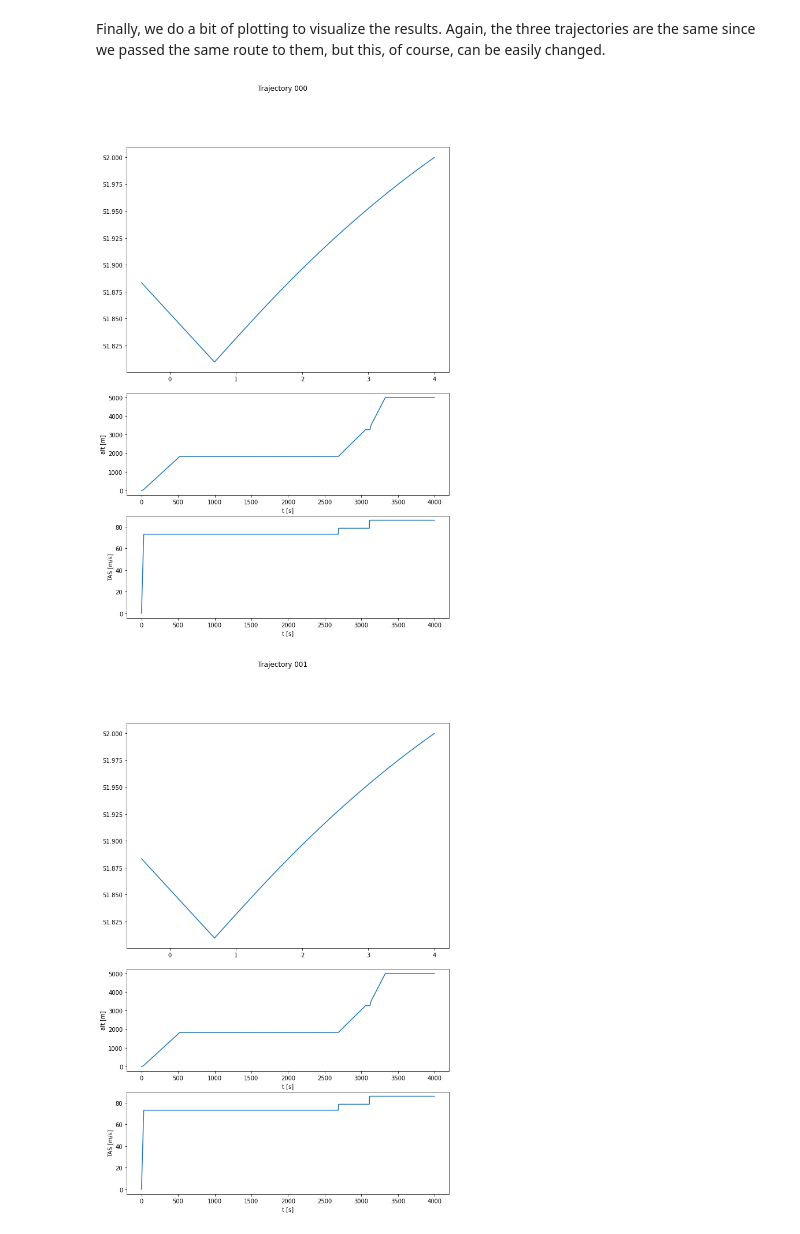
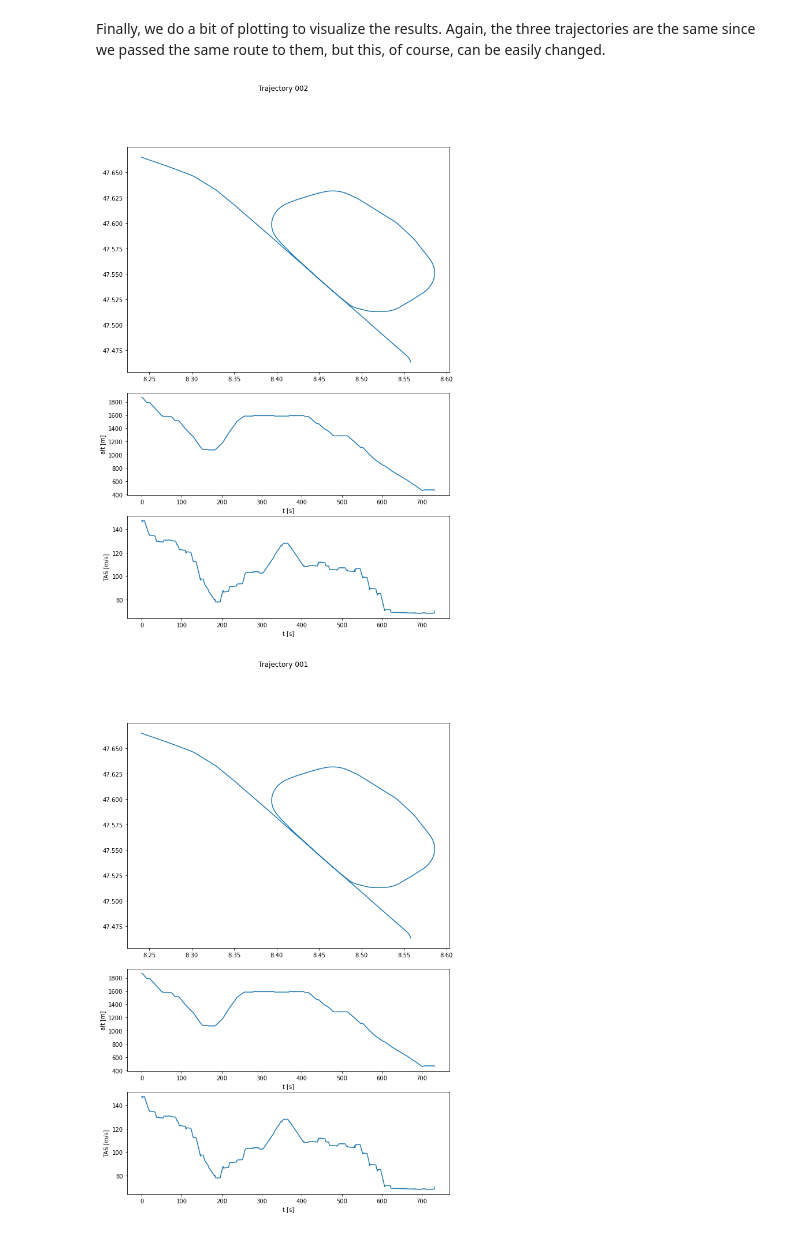
Before and after one commit to TUDelft-CNS-ATM/bluesky, a Jupyter notebook: docs/python_demo.ipynb, the cells around one changed output. Saved outputs shown, nothing was run; the diff lists cells and outputs as text; code cells hidden in the pictures.

```diff
--- a/docs/python_demo.ipynb
+++ b/docs/python_demo.ipynb
@@ -43,12 +25,10 @@ Once the modules are imported and we have a screen, we have to initialize the se
 # initialize global settings
 settings.init('')
 
-# manually set the performance model to the one defined in the settings before
-# creating the Traffic object
+# manually set the performance model to the one defined in the settings
 PerfBase.setdefault(settings.performance_model)
 
-# initialize dummy screen
-bs.scr = ScreenDummy()
+print("Using {} as performance model".format(settings.performance_model))
 
 # manually create singletons
 traf = tr.Traffic()
@@ -59,4 +39,5 @@ bs.navdb = navdb
 
 sim = Simulation()
 bs.sim = sim
+sim.ffmode = True
 # %% [output]
@@ -80 +50,9 @@ Writing cache: data/cache\py3\navdata.p
+# %%
+route_data = {}
+route_data['Lat'] = [47.66459656, 47.65553284, 47.64628601, 47.63291931, 47.61758578, 47.60273562, 47.58755959, 47.57284908, 47.56009377, 47.54873502, 47.53884888, 47.52853135, 47.51779175, 47.51312256, 47.51321566, 47.52266577, 47.53318657, 47.54704285, 47.5655365, 47.58346299, 47.59957006, 47.61177063, 47.6232186, 47.63214111, 47.62922384, 47.62271118, 47.61497498, 47.59831238, 47.58188021, 47.56782532, 47.55482483, 47.54305565, 47.53207397, 47.52220024, 47.51358808, 47.50520325, 47.49645686, 47.48789125, 47.47892761, 47.47219563, 47.46855354, 47.46626773, 47.46449909, 47.4630886]
+route_data['Lon'] = [8.24105072, 8.272293091, 8.30216217, 8.327774048, 8.350454477, 8.370948205, 8.392075759, 8.411794809, 8.429401104, 8.444683368, 8.457962036, 8.472360464, 8.488586426, 8.509967511, 8.534475473, 8.555814303, 8.575955904, 8.588493347, 8.578948975, 8.562715971, 8.542222243, 8.519210815, 8.497431828, 8.474510193, 8.448204627, 8.422737122, 8.399047852, 8.392456055, 8.403414213, 8.419921875, 8.436882019, 8.452500563, 8.467506409, 8.481163612, 8.492854192, 8.504516602, 8.516305777, 8.528066782, 8.540290833, 8.549556255, 8.554521561, 8.556650602, 8.557264511, 8.558572622]
+route_data['Alt'] = [1866.9, 1790.7, 1676.4, 1584.96, 1577.34, 1516.38, 1379.22, 1280.16, 1127.76, 1082.04, 1074.42, 1188.72, 1371.6, 1524, 1577.34, 1584.96, 1592.58, 1592.58, 1592.58, 1584.96, 1584.96, 1592.58, 1592.58, 1577.34, 1470.66, 1386.84, 1310.64, 1287.78, 1287.78, 1196.34, 1112.52, 998.22, 906.78, 838.2, 762, 693.42, 624.84, 548.64, 464.82, 472.44, 472.44, 472.44, 472.44, 472.44]
+route_data['Spd'] = [135.29889, 123.98111, 119.865555, 121.40889, 120.89445, 114.206665, 113.17778, 105.975555, 92.6, 78.19556, 74.08, 81.79667, 85.39778, 86.94111, 95.68667, 96.20111, 95.172226, 96.20111, 117.80778, 118.83667, 116.77889, 105.46111, 100.316666, 101.34556, 104.43222, 101.86, 99.28778, 100.83111, 98.25889, 100.83111, 94.14333, 85.39778, 81.79667, 68.935555, 64.30556, 64.82, 65.33444, 66.87778, 67.39222, 62.247776, 62.247776, 62.247776, 62.247776, 62.247776]
+
+route_data = pd.DataFrame(route_data)
 # %% [markdown]
@@ -167,24 +182,44 @@ Finally, we do a bit of plotting to visualize the results. Again, the three traj
 # %%
 # plot
 import matplotlib.pyplot as plt
 
-for idx in range(len(acids)):
+for acid, traj in trajs.items():
     fig = plt.figure(figsize=(10, 15))
     ax1 = plt.subplot2grid((4, 1), (0, 0), rowspan=2)
     ax2 = plt.subplot2grid((4, 1), (2, 0))
     ax3 = plt.subplot2grid((4, 1), (3, 0))
 
-    ax1.plot(res[:, 1, idx], res[:, 0, idx])
+    ax1.plot(traj[:, 1], traj[:, 0])
 
-    ax2.plot(t, res[:, 2, idx])
+    t_slice = t[range(len(traj[:, 0]))]
+
+    ax2.plot(t_slice, traj[:, 2])
     ax2.set_xlabel('t [s]')
     ax2.set_ylabel('alt [m]')
 
-    ax3.plot(t, res[:, 3, idx])
+    ax3.plot(t_slice, traj[:, 3])
     ax3.set_xlabel('t [s]')
     ax3.set_ylabel('TAS [m/s]')
 
-    fig.suptitle('Trajectory {}'.format(acids[idx]))
+    fig.suptitle('Trajectory {}'.format(acid))
+
+# for idx in range(len(acids)):
+#     fig = plt.figure(figsize=(10, 15))
+#     ax1 = plt.subplot2grid((4, 1), (0, 0), rowspan=2)
+#     ax2 = plt.subplot2grid((4, 1), (2, 0))
+#     ax3 = plt.subplot2grid((4, 1), (3, 0))
+
+#     ax1.plot(res[:, 1, idx], res[:, 0, idx])
+
+#     ax2.plot(t, res[:, 2, idx])
+#     ax2.set_xlabel('t [s]')
+#     ax2.set_ylabel('alt [m]')
+
+#     ax3.plot(t, res[:, 3, idx])
+#     ax3.set_xlabel('t [s]')
+#     ax3.set_ylabel('TAS [m/s]')
+
+#     fig.suptitle('Trajectory {}'.format(acids[idx]))
 # %% [output]
-[figure, old version]
+[figure, new version]
-[figure, old version]
+[figure, new version]
```
Also changed, not shown: parts of 12 cells of this notebook, 2 other files.
